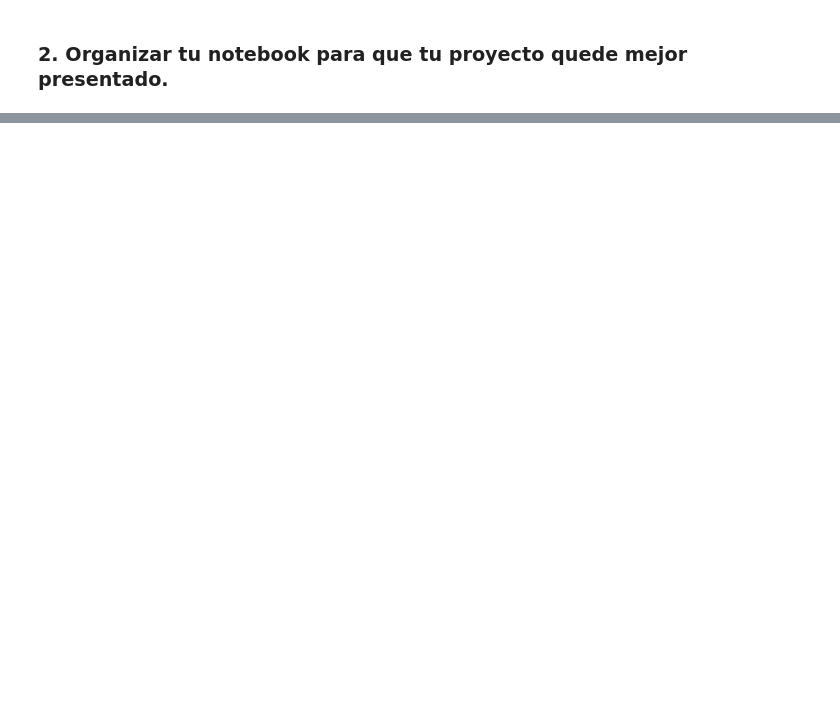
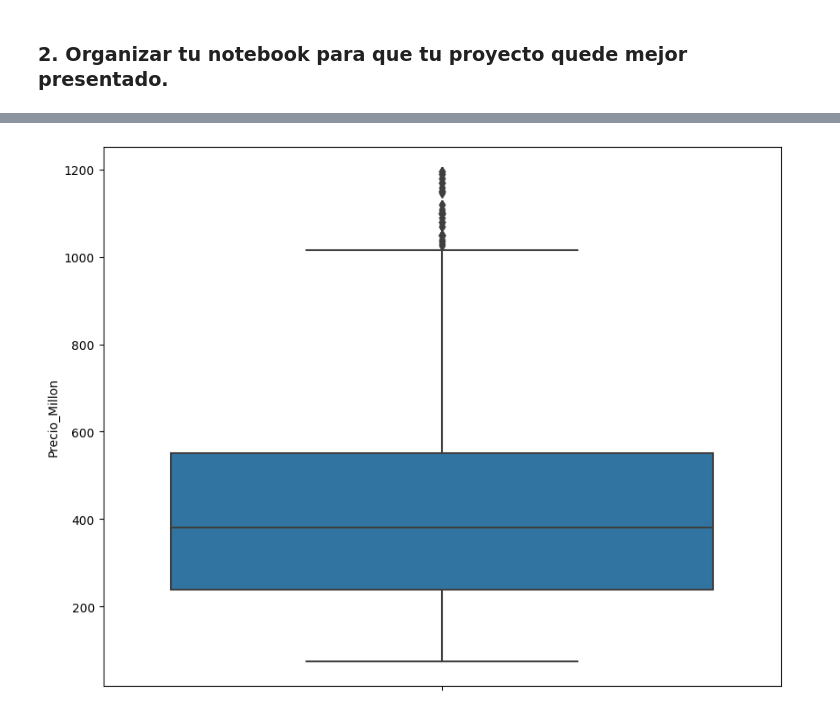
Before and after one commit to CrispthoAlex/inmersion_datos_aluralatam_colab, a Jupyter notebook: INMERSION_DATOS_ALURA.ipynb, the cells around one changed output, grey strips where cells are left out. Saved outputs shown, nothing was run; the diff lists cells and outputs as text; code cells hidden in the pictures; blank space fills up the shorter version.

```diff
--- a/INMERSION_DATOS_ALURA.ipynb
+++ b/INMERSION_DATOS_ALURA.ipynb
@@ -858,0 +1147,3 @@ datos_dane.sample(3)
+# %%
+data_ml = data_ml.query('Precio_Millon < 1200 & Precio_Millon > 60')
+data_ml
@@ -858,0 +1164,7 @@ datos_dane.sample(3)
+# %%
+# less outliners
+plt.figure(figsize=(10, 8))
+sns.boxplot(data= data_ml, y= 'Precio_Millon')
+plt.show()
+# %% [output]
+[figure, added]
```
Also changed, not shown: parts of 56 cells of this notebook.
